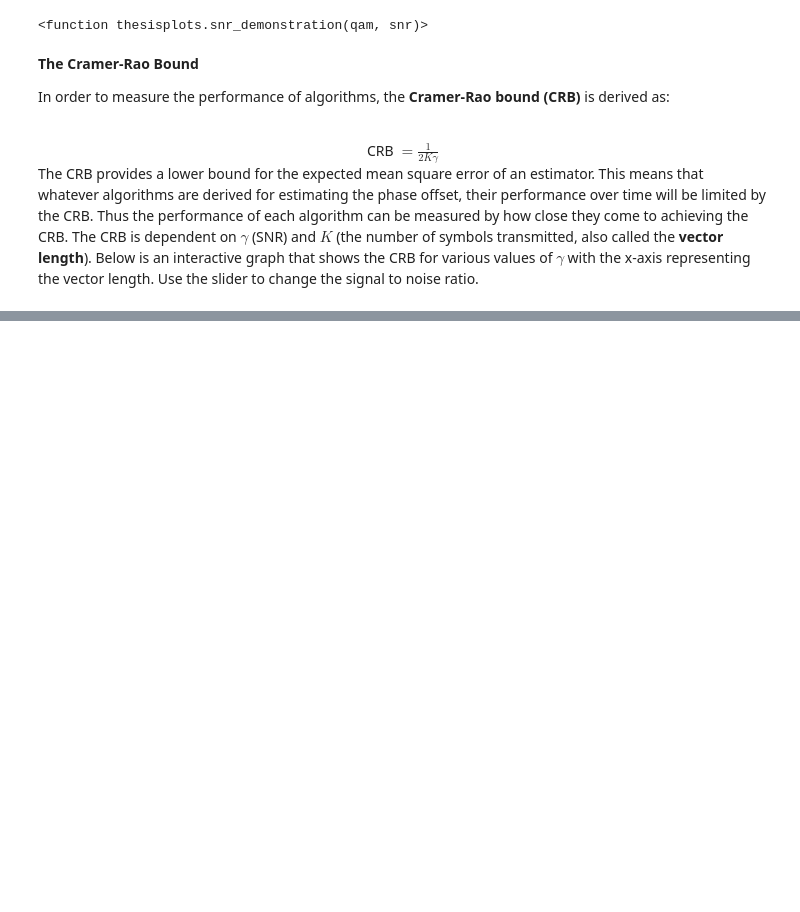
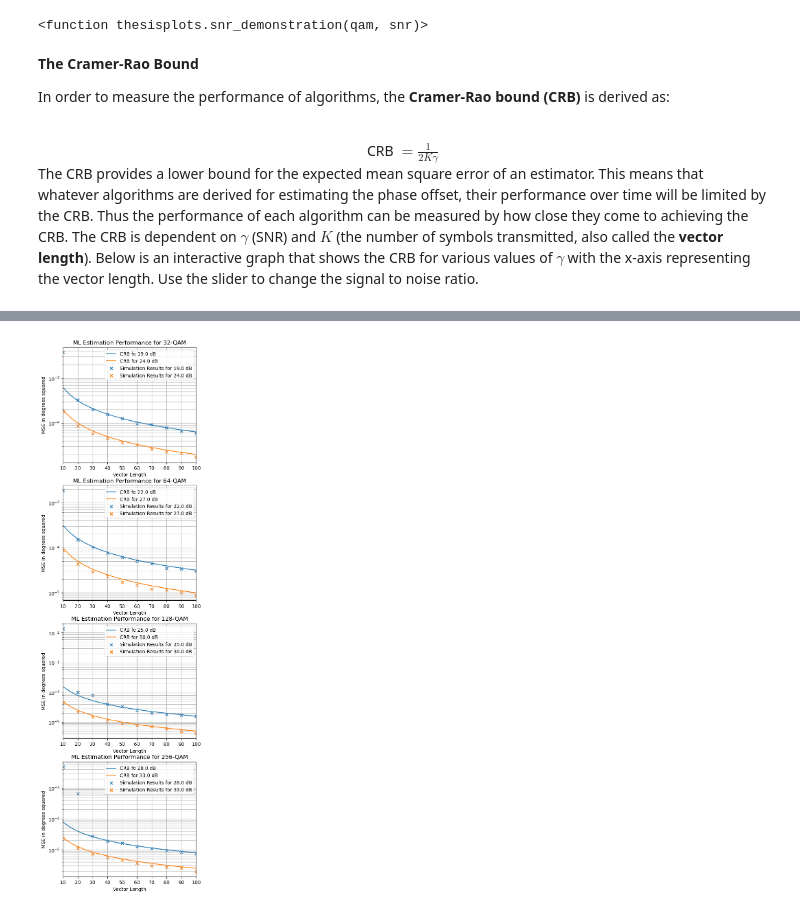
Before and after one commit to MrBubb1es/QAM-Thesis, a Jupyter notebook: QAM_Thesis.ipynb, the cells around one changed output, grey strips where cells are left out. Cells and saved outputs as stored; diff of their text form; code cells hidden in the pictures; blank space fills up the shorter version.

Commit message:
Implemented ML algorithm
Cached and plotted results. (May or may not be correct, needs reviewing)

```diff
--- a/QAM_Thesis.ipynb
+++ b/QAM_Thesis.ipynb
@@ -340,0 +346,6 @@ array([ 0.,  2.,  4.,  6.,  8., 10., 12., 14., 16., 18., 20., 22., 24.,
+# %%
+from thesisplots import graph_ml_results
+
+graph_ml_results()
+# %% [output]
+[figure, added]
```
Also changed, not shown: parts of 25 cells of this notebook, 11 other files.
